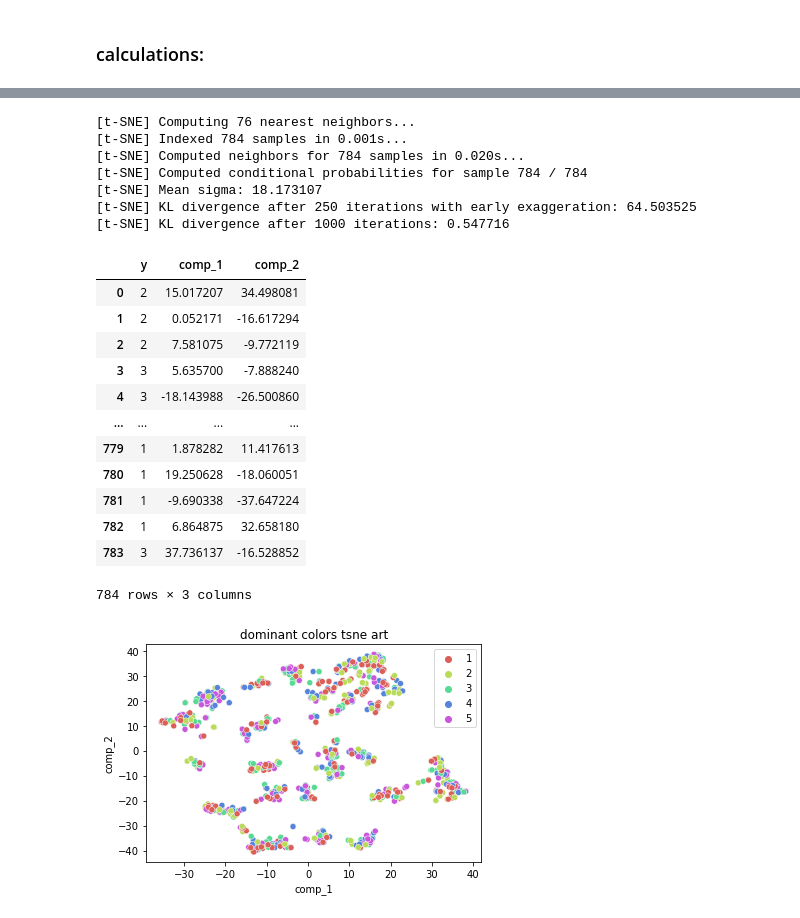
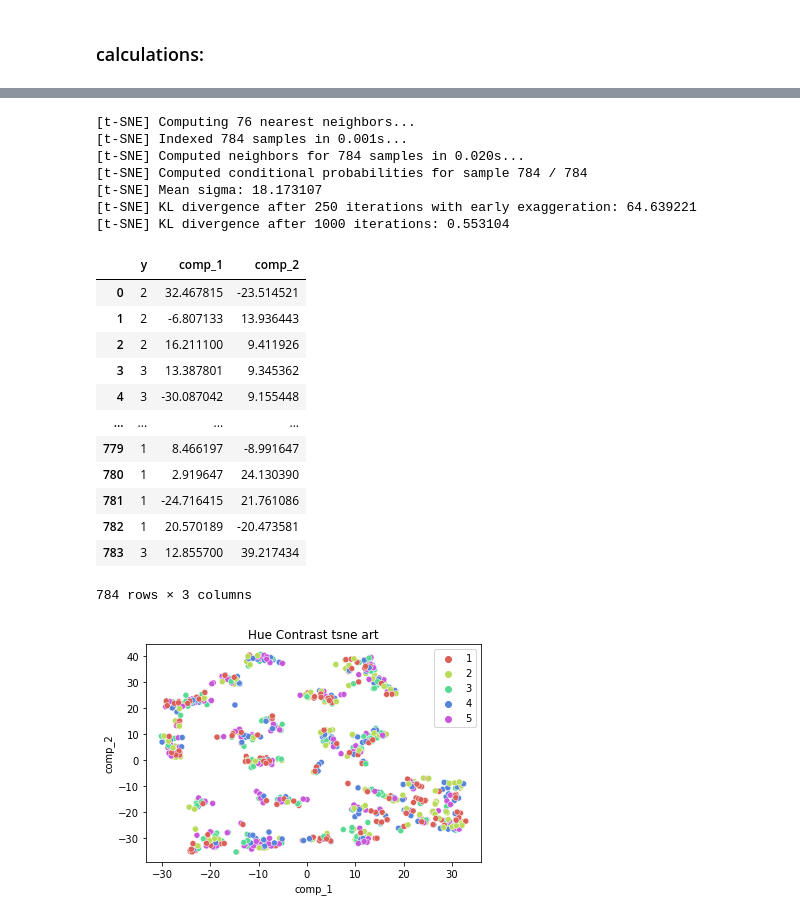
Before and after one commit to zizkincido/GraduationProject, a Jupyter notebook: Python/work_tsne.ipynb, the cells around one changed output, grey strips where cells are left out. Saved outputs shown, nothing was run; the diff lists cells and outputs as text; code cells hidden in the pictures.

```diff
--- a/Python/work_tsne.ipynb
+++ b/Python/work_tsne.ipynb
@@ -255,32 +255,32 @@ result_data = work_tsne(df_color_features,segmentation_art,plot_name='all color
 # %%
 # for color_features arc => only dominant colors
 color_features_art = base_path+"\color_palette_and_hue_contrast_art.csv"
 df_color_features = pd.read_csv(color_features_art)
 df_color_features = df_color_features.iloc[: , 1:]
 df_color_features = df_color_features.drop(['dominant_hue_1','dominant_sat_1','dominant_val_1','dominant_hue_2','dominant_sat_2','dominant_val_2','dominant_hue_3','dominant_sat_3','dominant_val_3','like_rate_segmentation'], axis=1)
-work_tsne(df_color_features,segmentation_art,plot_name='dominant colors tsne art')
+work_tsne(df_color_features,segmentation_art,plot_name='Hue Contrast tsne art')
 # %% [output]
 [t-SNE] Computing 76 nearest neighbors...
 [t-SNE] Indexed 784 samples in 0.001s...
 [t-SNE] Computed neighbors for 784 samples in 0.020s...
 [t-SNE] Computed conditional probabilities for sample 784 / 784
 [t-SNE] Mean sigma: 18.173107
-[t-SNE] KL divergence after 250 iterations with early exaggeration: 64.503525
-[t-SNE] KL divergence after 1000 iterations: 0.547716
+[t-SNE] KL divergence after 250 iterations with early exaggeration: 64.639221
+[t-SNE] KL divergence after 1000 iterations: 0.553104
 |  | y | comp_1 | comp_2 |
-| 0 | 2 | 15.017207 | 34.498081 |
-| 1 | 2 | 0.052171 | -16.617294 |
-| 2 | 2 | 7.581075 | -9.772119 |
-| 3 | 3 | 5.635700 | -7.888240 |
-| 4 | 3 | -18.143988 | -26.500860 |
+| 0 | 2 | 32.467815 | -23.514521 |
+| 1 | 2 | -6.807133 | 13.936443 |
+| 2 | 2 | 16.211100 | 9.411926 |
+| 3 | 3 | 13.387801 | 9.345362 |
+| 4 | 3 | -30.087042 | 9.155448 |
 | ... | ... | ... | ... |
-| 779 | 1 | 1.878282 | 11.417613 |
-| 780 | 1 | 19.250628 | -18.060051 |
-| 781 | 1 | -9.690338 | -37.647224 |
-| 782 | 1 | 6.864875 | 32.658180 |
-| 783 | 3 | 37.736137 | -16.528852 |
+| 779 | 1 | 8.466197 | -8.991647 |
+| 780 | 1 | 2.919647 | 24.130390 |
+| 781 | 1 | -24.716415 | 21.761086 |
+| 782 | 1 | 20.570189 | -20.473581 |
+| 783 | 3 | 12.855700 | 39.217434 |
 784 rows × 3 columns
-[figure, old version]
+[figure, new version]
 # %%
 # for color_features arc => only dominant colors
 color_features_art = base_path+"\color_palette_and_hue_contrast_art.csv"
```
Also changed, not shown: parts of 11 cells of this notebook.
